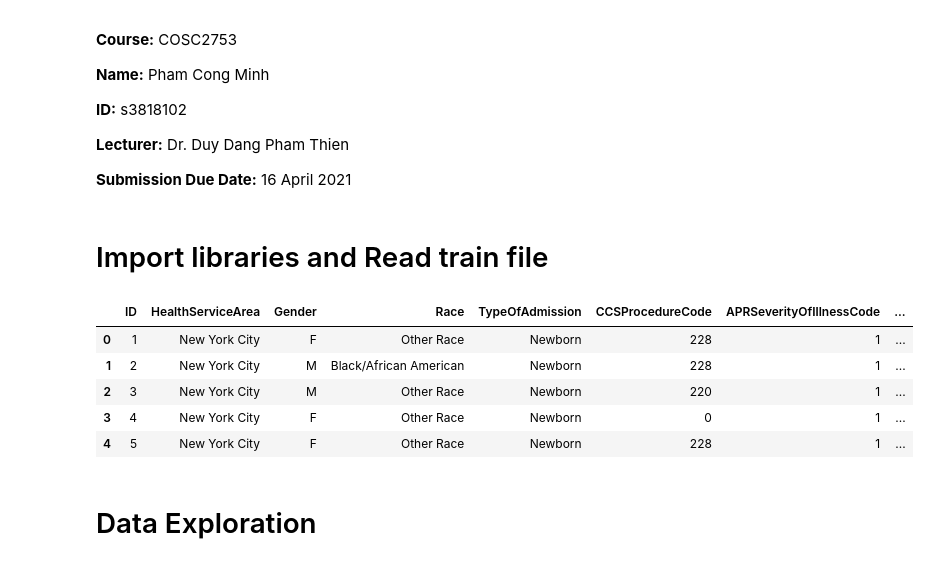
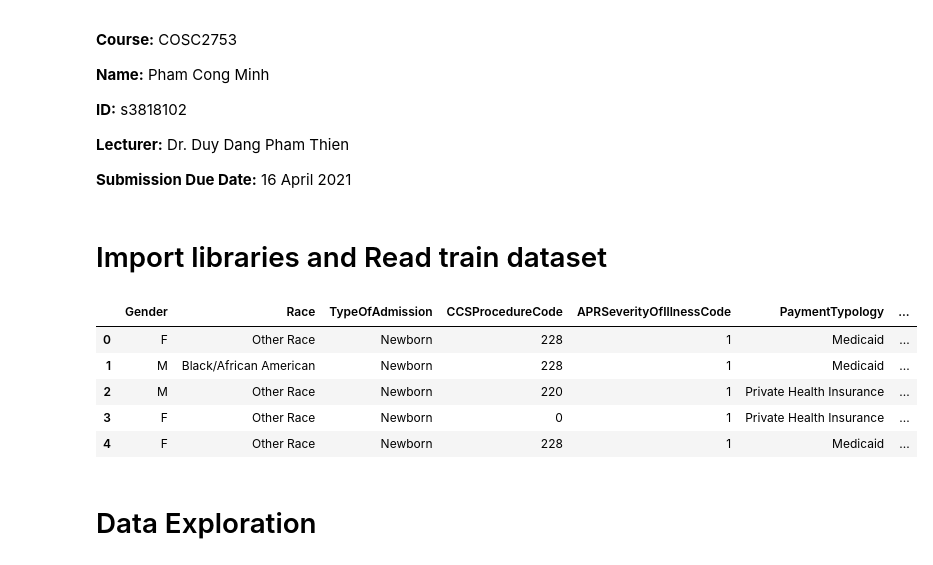
Before and after one commit to pcminh0505/ML, a Jupyter notebook: Asm/ASM1/Assignment 1.ipynb, the cells around one changed output. Drawn from its saved outputs; the diff is of its cells as text; code cells hidden in the pictures.

```diff
--- a/Asm/ASM1/Assignment 1.ipynb
+++ b/Asm/ASM1/Assignment 1.ipynb
@@ -13,7 +13,7 @@
 
 **Submission Due Date:** 16 April 2021
 # %% [markdown]
-# Import libraries and Read train file
+# Import libraries and Read train dataset
 # %%
 # Import essential libraries
 import pandas as pd
@@ -30,14 +37,15 @@ style.use('dark_background')
 # %%
 # Read train dataset
 train_df = pd.read_csv("train_data.csv")
+train_df = train_df.drop(['ID','HealthServiceArea'], axis = 1)
 train_df.head()
 # %% [output]
-|  | ID | HealthServiceArea | Gender | Race | TypeOfAdmission | CCSProcedureCode | APRSeverityOfIllnessCode | ... |
-| 0 | 1 | New York City | F | Other Race | Newborn | 228 | 1 | ... |
-| 1 | 2 | New York City | M | Black/African American | Newborn | 228 | 1 | ... |
-| 2 | 3 | New York City | M | Other Race | Newborn | 220 | 1 | ... |
-| 3 | 4 | New York City | F | Other Race | Newborn | 0 | 1 | ... |
-| 4 | 5 | New York City | F | Other Race | Newborn | 228 | 1 | ... |
+|  | Gender | Race | TypeOfAdmission | CCSProcedureCode | APRSeverityOfIllnessCode | PaymentTypology | ... |
+| 0 | F | Other Race | Newborn | 228 | 1 | Medicaid | ... |
+| 1 | M | Black/African American | Newborn | 228 | 1 | Medicaid | ... |
+| 2 | M | Other Race | Newborn | 220 | 1 | Private Health Insurance | ... |
+| 3 | F | Other Race | Newborn | 0 | 1 | Private Health Insurance | ... |
+| 4 | F | Other Race | Newborn | 228 | 1 | Medicaid | ... |
 # %% [markdown]
 # Data Exploration
 # %% [markdown]
```
Also changed, not shown: parts of 7 cells of this notebook, 2 other files.
